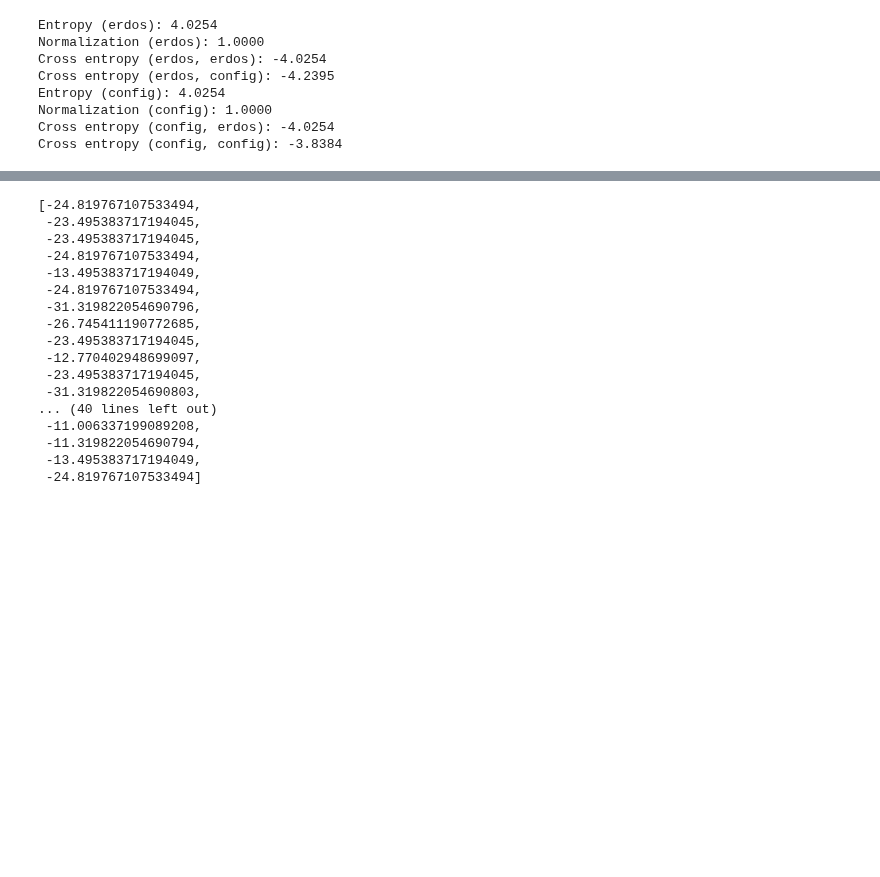
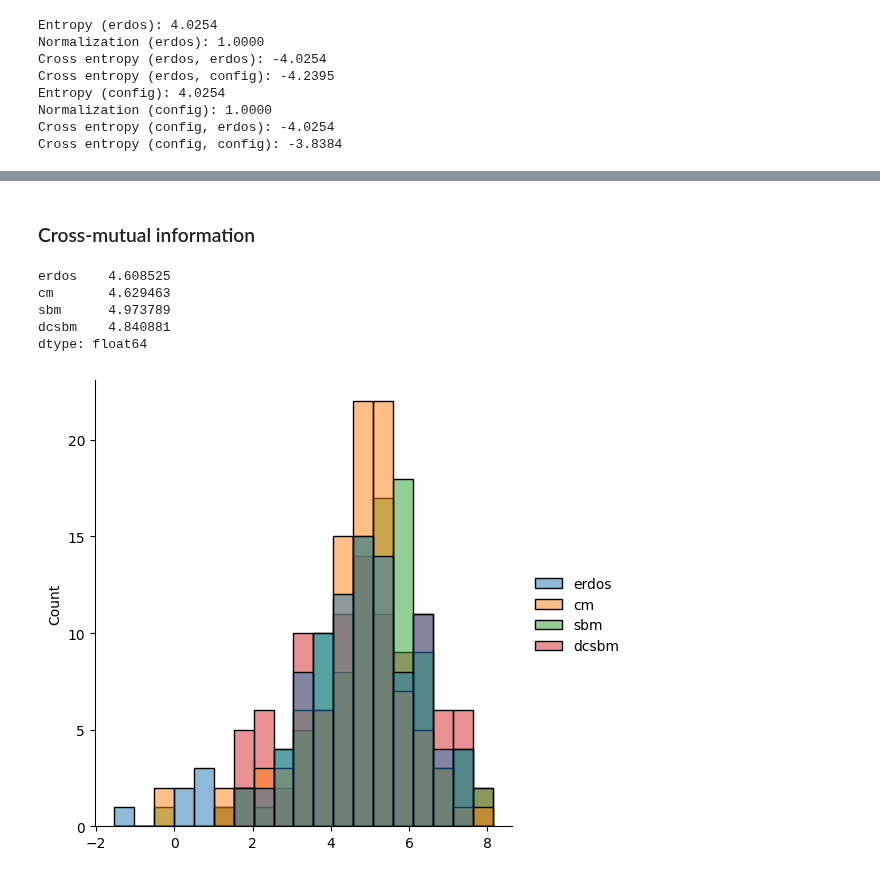
Before and after one commit to charlesmurphy1/midynet, a Jupyter notebook: notebooks/recon/Untitled.ipynb, the cells around one changed output, grey strips where cells are left out. Cells and saved outputs as stored; diff of their text form; code cells hidden in the pictures; blank space fills up the shorter version.

```diff
--- a/notebooks/recon/Untitled.ipynb
+++ b/notebooks/recon/Untitled.ipynb
@@ -77,20 +244,20 @@ sns.displot(logp)
-# %%
-evidence
-# %% [output]
-[-24.819767107533494,
- -23.495383717194045,
- -23.495383717194045,
- -24.819767107533494,
- -13.495383717194049,
- -24.819767107533494,
- -31.319822054690796,
- -26.745411190772685,
- -23.495383717194045,
- -12.770402948699097,
- -23.495383717194045,
- -31.319822054690803,
-... (40 lines left out)
- -11.006337199089208,
- -11.319822054690794,
- -13.495383717194049,
- -24.819767107533494]
+# %% [markdown]
+### Cross-mutual information
+# %%
+mi = defaultdict(list)
+
+for _ in tqdm.tqdm(range(n_samples)):
+    for n, g in graphs.items():
+        model = graphinf.data.dynamics.GlauberDynamics(g, coupling=1, length=T)
+        mi[n].append(mutualinfo(model))
+# %%
+df = pd.DataFrame(mi)
+sns.displot(df)
+print(df.mean())
+# %% [output]
+erdos    4.608525
+cm       4.629463
+sbm      4.973789
+dcsbm    4.840881
+dtype: float64
+[figure, added]
```
Also changed, not shown: parts of 59 cells of this notebook, 20 other files.
